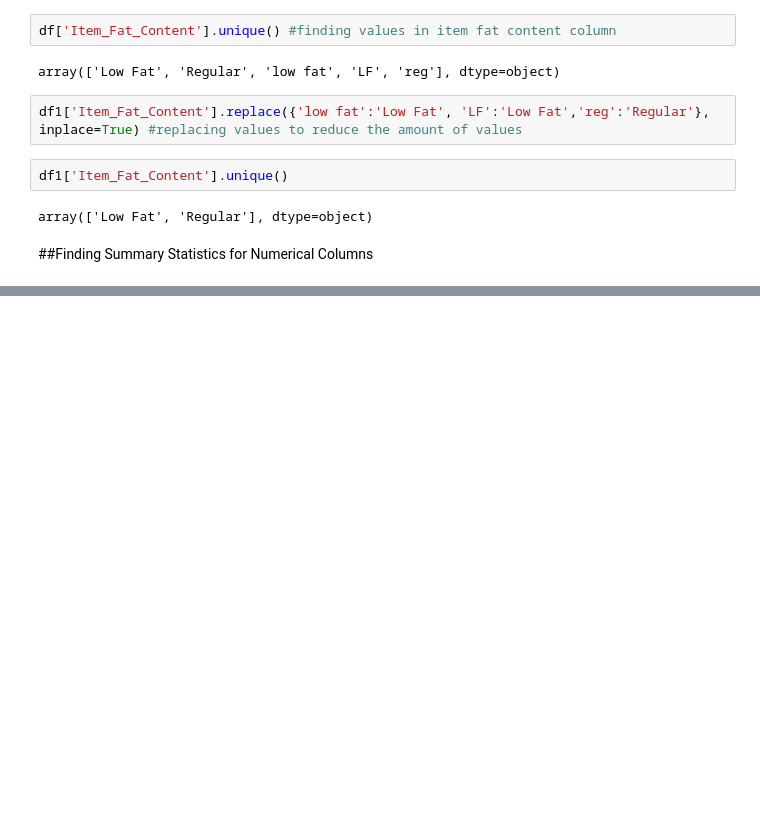
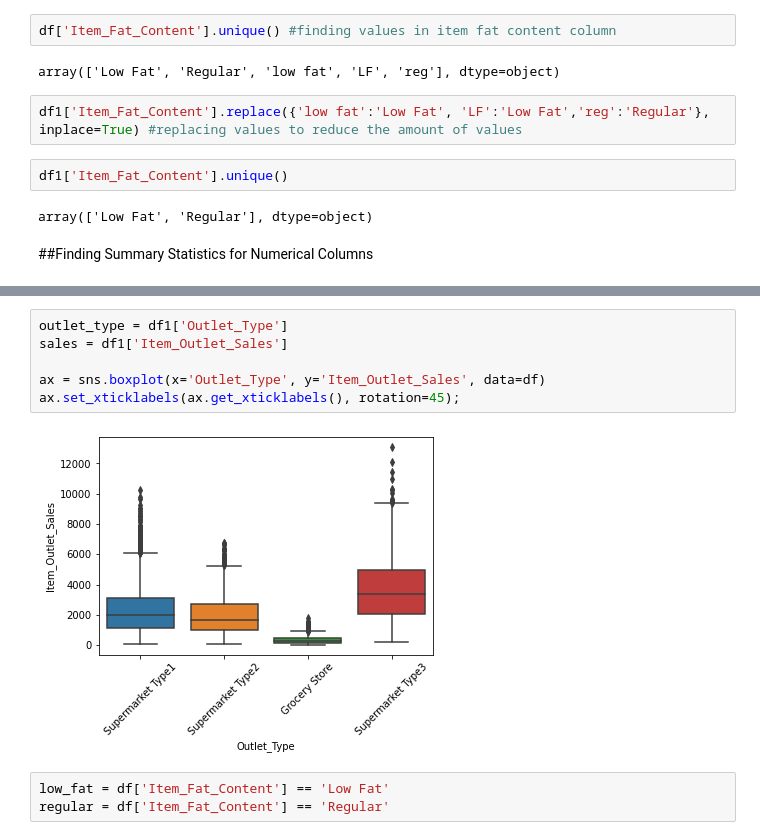
Before and after one commit to victoriawhite17/Sales_Predictions, a Jupyter notebook: Sales_Predictions.ipynb, the cells around one changed output, grey strips where cells are left out. Cells and saved outputs as stored; diff of their text form; blank space fills up the shorter version.

```diff
--- a/Sales_Predictions.ipynb
+++ b/Sales_Predictions.ipynb
@@ -122,0 +132,11 @@ df1['Item_Outlet_Sales'].mean()
+# %%
+outlet_type = df1['Outlet_Type']
+sales = df1['Item_Outlet_Sales']
+
+ax = sns.boxplot(x='Outlet_Type', y='Item_Outlet_Sales', data=df)
+ax.set_xticklabels(ax.get_xticklabels(), rotation=45);
+# %% [output]
+[figure, added]
+# %%
+low_fat = df['Item_Fat_Content'] == 'Low Fat'
+regular = df['Item_Fat_Content'] == 'Regular'
```
Also changed, not shown: parts of 13 cells of this notebook.
